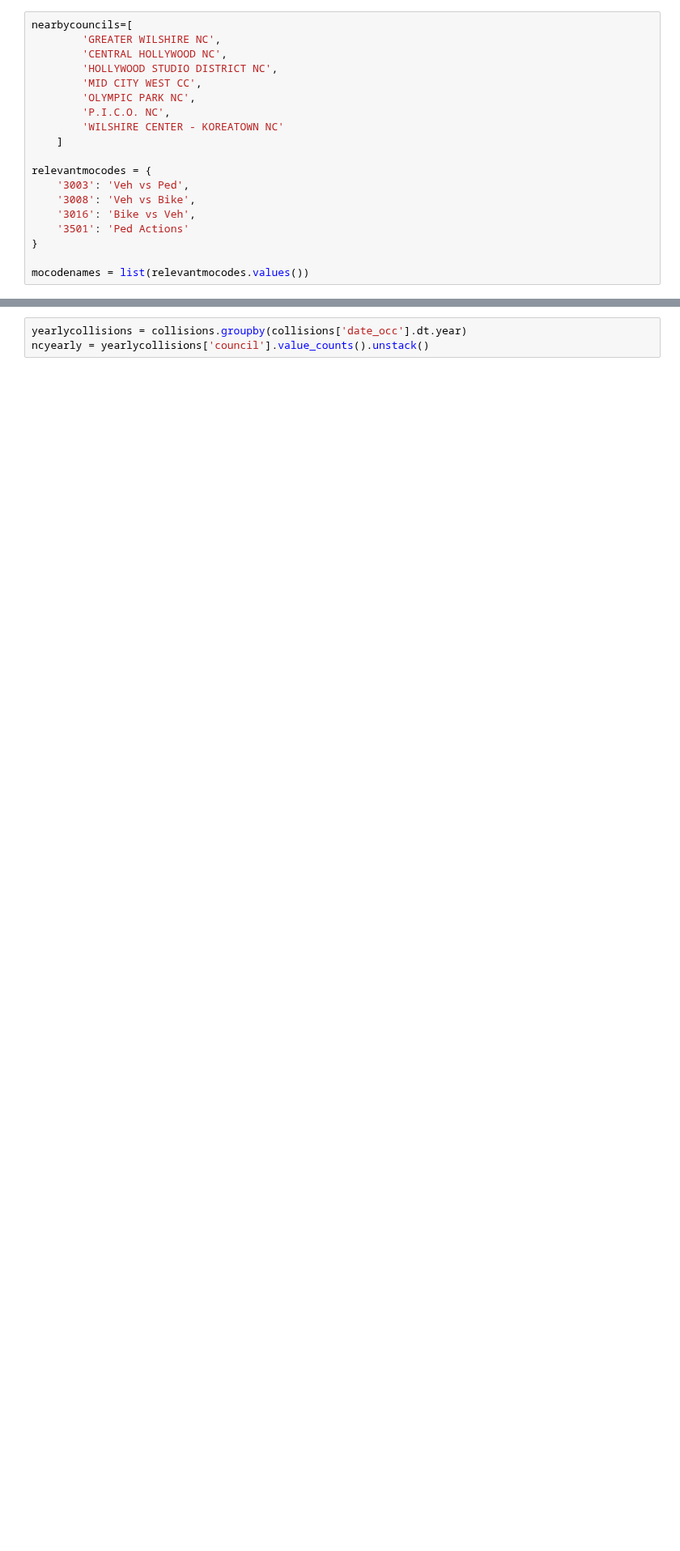
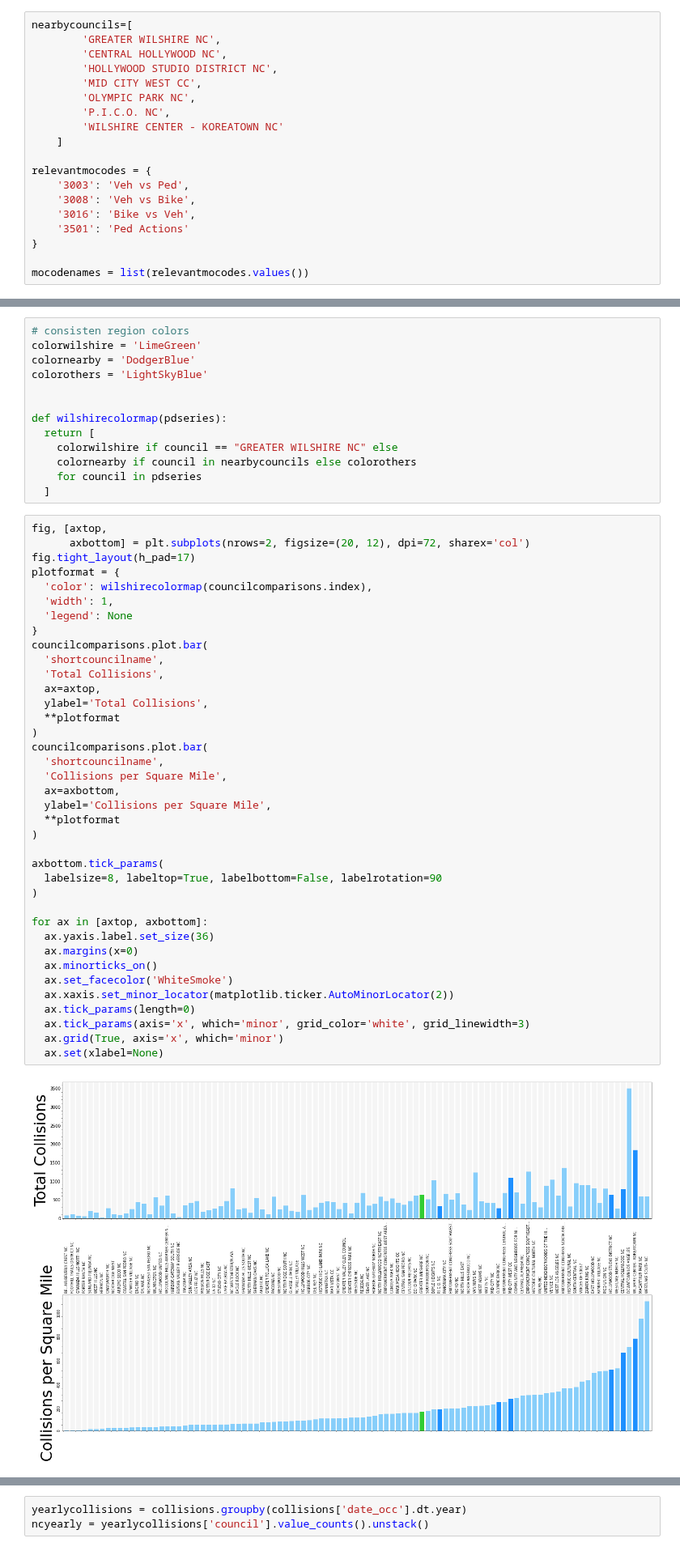
Before and after one commit to hackforla/data-science, a Jupyter notebook: Pedestrian_Data/Notebook/3-find-interesting-info.ipynb, the cells around one changed output, grey strips where cells are left out. Shown at 81% size. Drawn from its saved outputs; the diff is of its cells as text; blank space fills up the shorter version.

Commit message:
New visualizations for collisions by neighborhood council region

```diff
--- a/Pedestrian_Data/Notebook/3-find-interesting-info.ipynb
+++ b/Pedestrian_Data/Notebook/3-find-interesting-info.ipynb
@@ -56,0 +150,53 @@ mocodenames = list(relevantmocodes.values())
+# %%
+# consisten region colors
+colorwilshire = 'LimeGreen'
+colornearby = 'DodgerBlue'
+colorothers = 'LightSkyBlue'
+
+
+def wilshirecolormap(pdseries):
+  return [
+    colorwilshire if council == "GREATER WILSHIRE NC" else
+    colornearby if council in nearbycouncils else colorothers
+    for council in pdseries
+  ]
+# %%
+fig, [axtop,
+      axbottom] = plt.subplots(nrows=2, figsize=(20, 12), dpi=72, sharex='col')
+fig.tight_layout(h_pad=17)
+plotformat = {
+  'color': wilshirecolormap(councilcomparisons.index),
+  'width': 1,
+  'legend': None
+}
+councilcomparisons.plot.bar(
+  'shortcouncilname',
+  'Total Collisions',
+  ax=axtop,
+  ylabel='Total Collisions',
+  **plotformat
+)
+councilcomparisons.plot.bar(
+  'shortcouncilname',
+  'Collisions per Square Mile',
+  ax=axbottom,
+  ylabel='Collisions per Square Mile',
+  **plotformat
+)
+
+axbottom.tick_params(
+  labelsize=8, labeltop=True, labelbottom=False, labelrotation=90
+)
+
+for ax in [axtop, axbottom]:
+  ax.yaxis.label.set_size(36)
+  ax.margins(x=0)
+  ax.minorticks_on()
+  ax.set_facecolor('WhiteSmoke')
+  ax.xaxis.set_minor_locator(matplotlib.ticker.AutoMinorLocator(2))
+  ax.tick_params(length=0)
+  ax.tick_params(axis='x', which='minor', grid_color='white', grid_linewidth=3)
+  ax.grid(True, axis='x', which='minor')
+  ax.set(xlabel=None)
+# %% [output]
+[figure, added]
```
Also changed, not shown: parts of 14 cells of this notebook.
